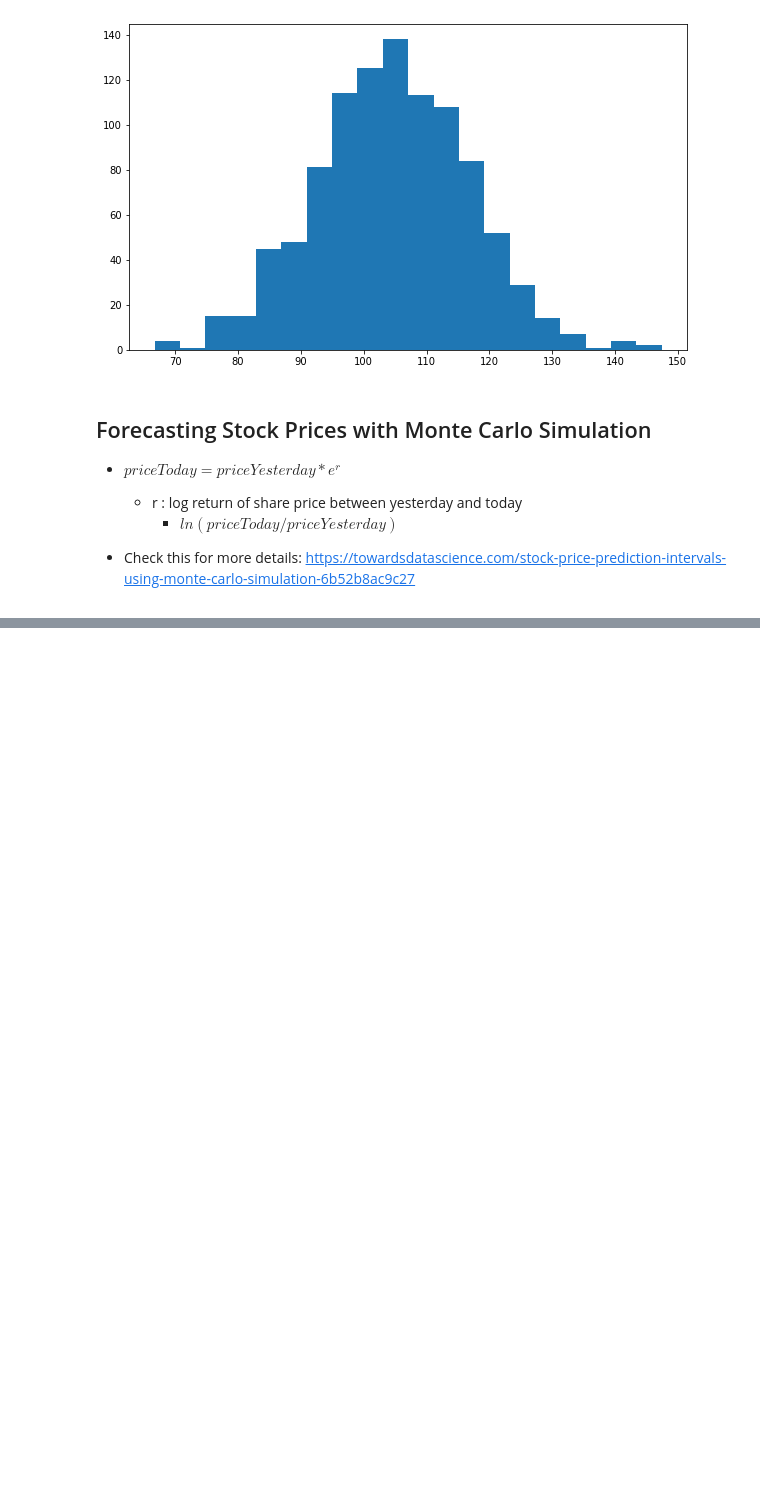
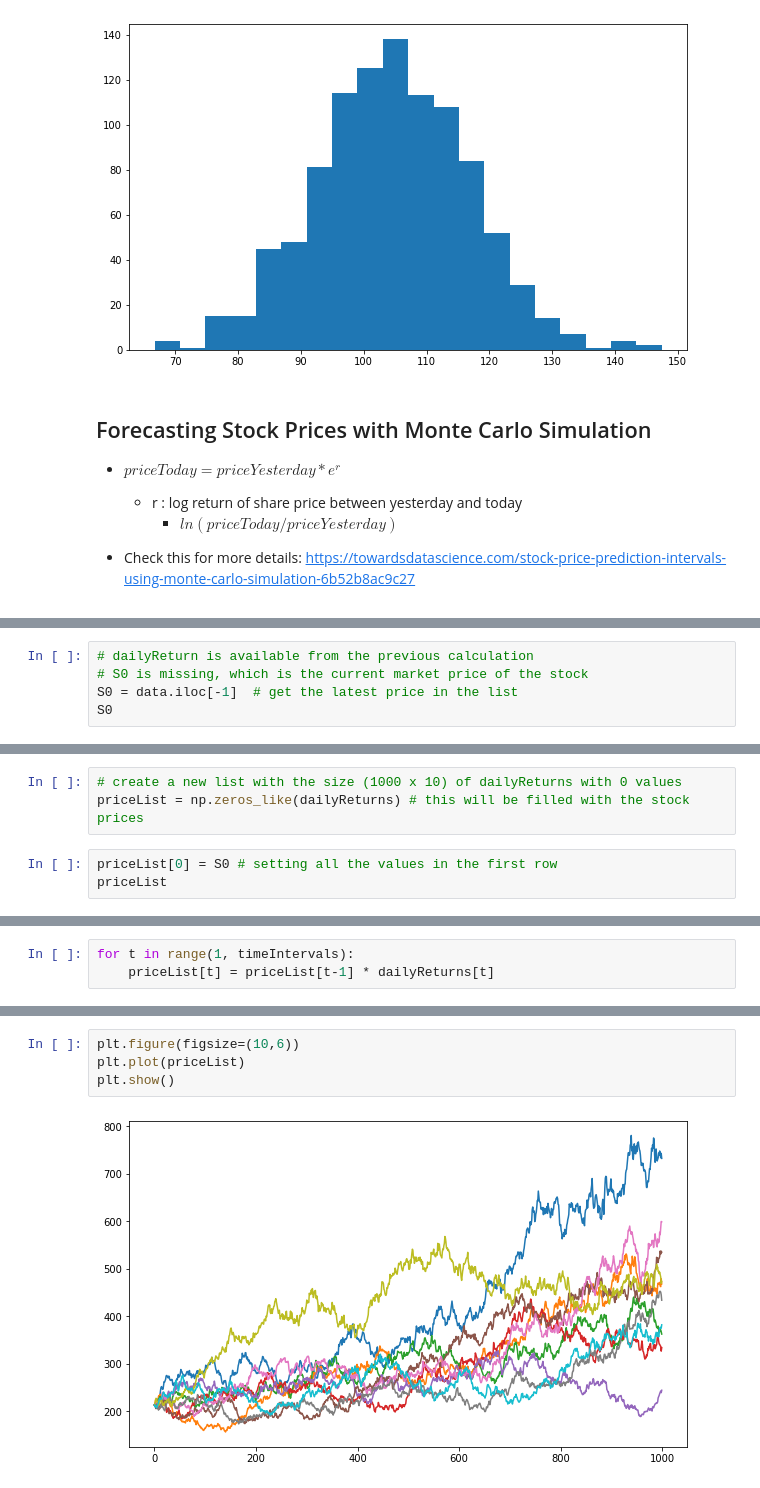
Before and after one commit to omeryesil/pyt-tutorials, a Jupyter notebook: pyt-in-finance/07_MonteCarloSimulationsAsADecisionMakingTool.ipynb, the cells around one changed output, grey strips where cells are left out. Saved outputs shown, nothing was run; the diff lists cells and outputs as text; blank space fills up the shorter version.

```diff
--- a/pyt-in-finance/07_MonteCarloSimulationsAsADecisionMakingTool.ipynb
+++ b/pyt-in-finance/07_MonteCarloSimulationsAsADecisionMakingTool.ipynb
@@ -126,0 +268,5 @@ plt.show()
+# %%
+# dailyReturn is available from the previous calculation
+# S0 is missing, which is the current market price of the stock
+S0 = data.iloc[-1]  # get the latest price in the list
+S0
@@ -126,0 +276,6 @@ plt.show()
+# %%
+# create a new list with the size (1000 x 10) of dailyReturns with 0 values
+priceList = np.zeros_like(dailyReturns) # this will be filled with the stock prices
+# %%
+priceList[0] = S0 # setting all the values in the first row
+priceList
@@ -126,0 +296,3 @@ plt.show()
+# %%
+for t in range(1, timeIntervals):
+    priceList[t] = priceList[t-1] * dailyReturns[t]
@@ -126,0 +315,6 @@ plt.show()
+# %%
+plt.figure(figsize=(10,6))
+plt.plot(priceList)
+plt.show()
+# %% [output]
+[figure, added]
```
Also changed, not shown: parts of 20 cells of this notebook, 1 other file.
